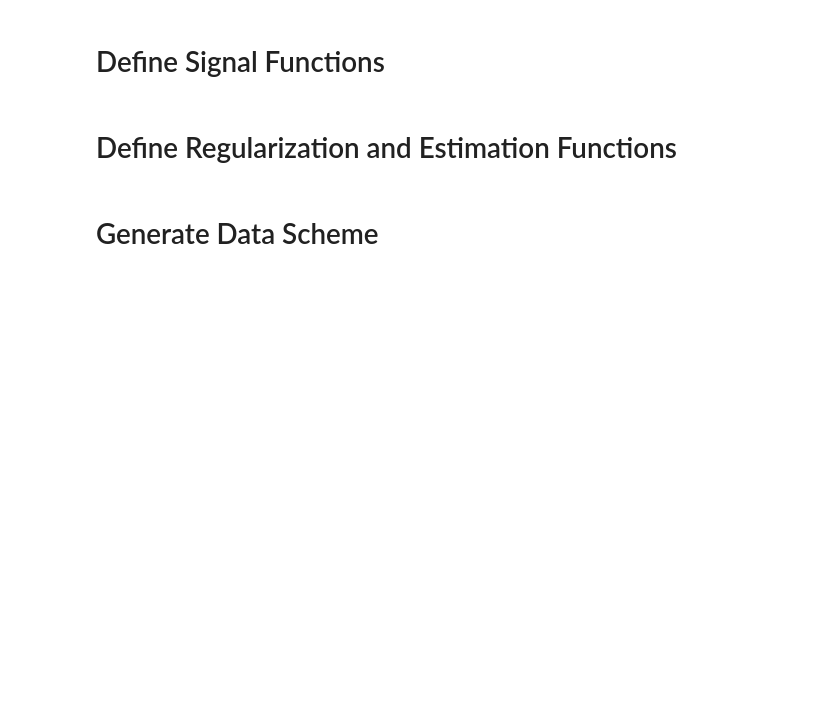
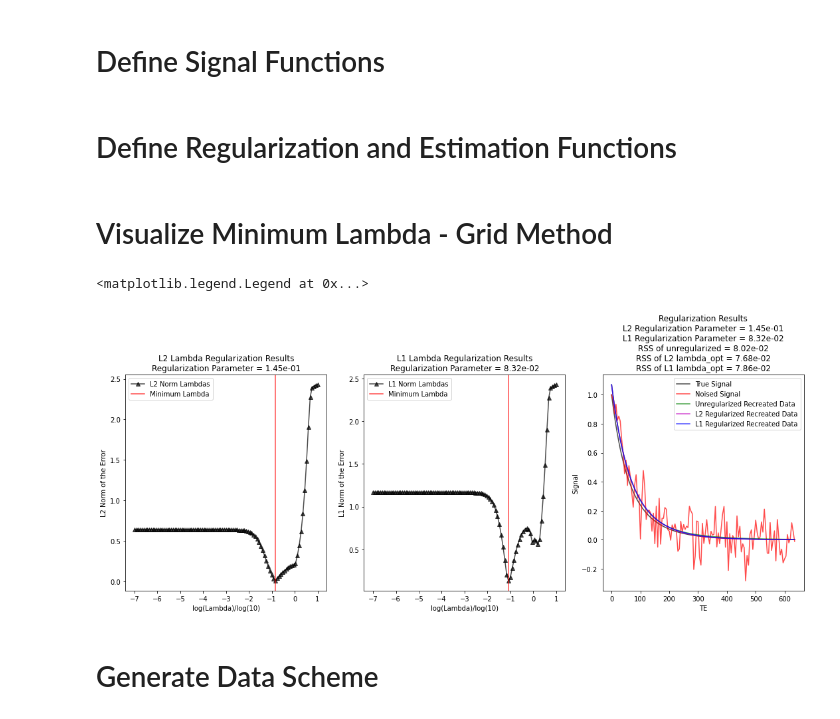
Before and after one commit to Griffin997/OptimalRegularizer, a Jupyter notebook: Generate_LambdaOpt.ipynb, the cells around one changed output. Cells and saved outputs as stored; diff of their text form; code cells hidden in the pictures; blank space fills up the shorter version.

Commit message:
Added figures to check if running as expected

```diff
--- a/Generate_LambdaOpt.ipynb
+++ b/Generate_LambdaOpt.ipynb
@@ -167,6 +201,68 @@ def min_bias_estimates(c1, c2, T21, T22, n=100, lambdas = np.logspace(-7,3, 51),
     agg_MSE = MSE.dot(agg_arr**2)
 
     return agg_bias, agg_variance, agg_MSE, np.array(min_bias_lambdas)
+# %% [markdown]
+# Visualize Minimum Lambda - Grid Method
+# %%
+lambdas_test = np.logspace(-7, 1, 101)
+
+noise_sd = 1/10
+
+c1 = 0.5
+c2 = 0.5
+T21 = 45
+T22 = 100
+
+noiseless_curve = G(tdata, c1, c2, T21, T22)
+
+data = noiseless_curve + noise(noise_sd)
+data = data/data[0]
+
+unreg_params = estimate_parameters(data, 0)
+
+opt_params_L2, min_error_lambda_L2, error_array_L2 = find_minLambda_omni_L2(data, c1, c2, T21, T22, lambdas = lambdas_test)
+opt_params_L1, min_error_lambda_L1, error_array_L1 = find_minLambda_omni_L1(data, c1, c2, T21, T22, lambdas = lambdas_test)
+
+unreg_curve = G(tdata, *unreg_params)
+recreated_curve_L2 = G(tdata, *opt_params_L2)
+recreated_curve_L1 = G(tdata, *opt_params_L1)
+
+unreg_RSS = np.sum((noiseless_curve - unreg_curve)**2)
+recreated_RSS_L2 = np.sum((noiseless_curve - recreated_curve_L2)**2)
+recreated_RSS_L1 = np.sum((noiseless_curve - recreated_curve_L1)**2)
+
+fig, ax = plt.subplots(1,3,figsize=(15,6.5), tight_layout=True)
+ax[0].plot(np.log10(lambdas_test), error_array_L2, label = 'L2 Norm Lambdas', alpha = 0.7, color ='k', ls = '-', marker = '^')
+ax[0].axvline(x=np.log10(min_error_lambda_L2), label = 'Minimum Lambda', alpha = 0.7, color ='r', ls = '-')
+ax[0].set_xlabel('log(Lambda)/log(10)')
+ax[0].set_ylabel('L2 Norm of the Error')
+ax[0].set_title('L2 Lambda Regularization Results' + '\nRegularization Parameter = ' + "{:.2e}".format(min_error_lambda_L2))
+ax[0].legend()
+
+ax[1].plot(np.log10(lambdas_test), error_array_L1, label = 'L1 Norm Lambdas', alpha = 0.7, color ='k', ls = '-', marker = '^')
+ax[1].axvline(x=np.log10(min_error_lambda_L1), label = 'Minimum Lambda', alpha = 0.7, color ='r', ls = '-')
+ax[1].set_xlabel('log(Lambda)/log(10)')
+ax[1].set_ylabel('L1 Norm of the Error')
+ax[1].set_title('L1 Lambda Regularization Results' + '\nRegularization Parameter = ' + "{:.2e}".format(min_error_lambda_L1))
+ax[1].legend()
+
+
+ax[2].plot(tdata, noiseless_curve, label = 'True Signal', alpha = 0.7, color ='k', ls = '-')
+ax[2].plot(tdata, data, label = 'Noised Signal', alpha = 0.7, color ='r', ls = '-')
+ax[2].plot(tdata, unreg_curve, label = 'Unregularized Recreated Data', alpha = 0.7, color ='g', ls = '-')
+ax[2].plot(tdata, recreated_curve_L2, label = 'L2 Regularized Recreated Data', alpha = 0.7, color ='m', ls = '-')
+ax[2].plot(tdata, recreated_curve_L1, label = 'L1 Regularized Recreated Data', alpha = 0.7, color ='b', ls = '-')
+ax[2].set_xlabel('TE')
+ax[2].set_ylabel('Signal')
+ax[2].set_title('Regularization Results' + '\nL2 Regularization Parameter = ' + "{:.2e}".format(min_error_lambda_L2) +
+            '\nL1 Regularization Parameter = ' + "{:.2e}".format(min_error_lambda_L1) +
+            '\nRSS of unregularized = ' + "{:.2e}".format(unreg_RSS) +
+            '\nRSS of L2 lambda_opt = ' + "{:.2e}".format(recreated_RSS_L2) +
+            '\nRSS of L1 lambda_opt = ' + "{:.2e}".format(recreated_RSS_L1))
+ax[2].legend()
+# %% [output]
+<matplotlib.legend.Legend at 0x...>
+[figure, added]
 # %% [markdown]
 # Generate Data Scheme
 # %%
```
Also changed, not shown: parts of 3 cells of this notebook.
